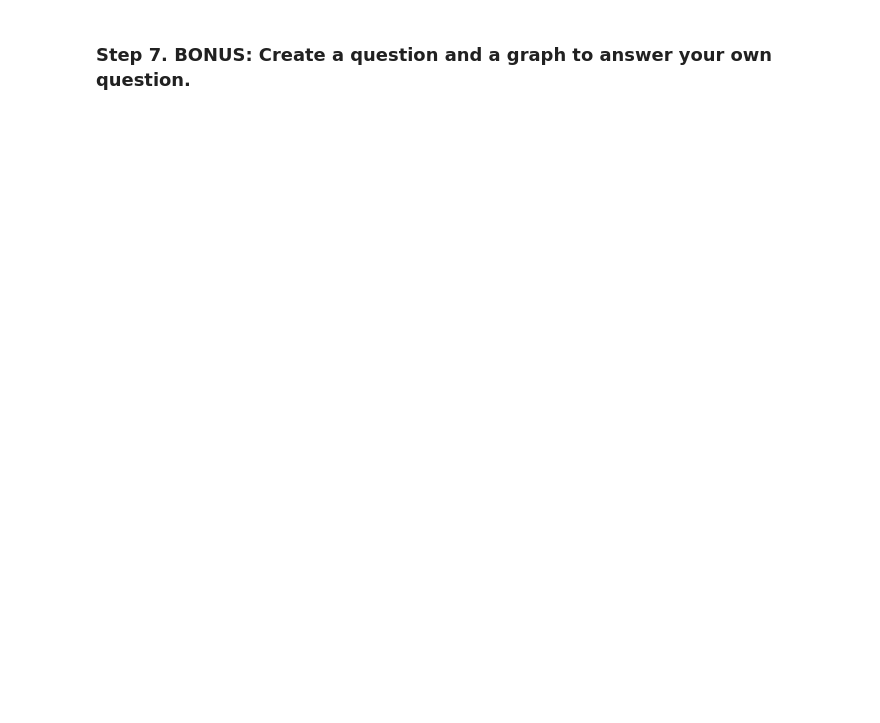
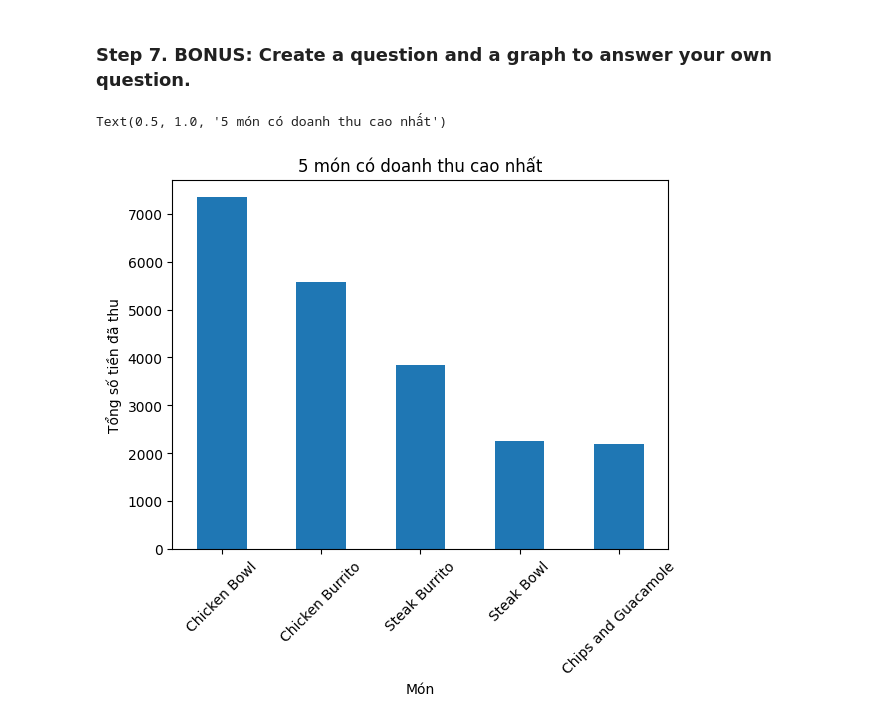
Before and after one commit to TranAnh35/CodeForAI, a Jupyter notebook: 07_Visualization/Chipotle.ipynb, the cells around one changed output. Cells and saved outputs as stored; diff of their text form; code cells hidden in the pictures; blank space fills up the shorter version.

```diff
--- a/07_Visualization/Chipotle.ipynb
+++ b/07_Visualization/Chipotle.ipynb
@@ -26,2 +122,12 @@ from collections import Counter
 # %% [markdown]
 ### Step 7. BONUS: Create a question and a graph to answer your own question.
+# %%
+test = chipo.groupby('item_name').item_price.sum().sort_values(ascending = False)[0:5]
+test.plot.bar()
+plt.ylabel('Tổng số tiền đã thu')
+plt.xlabel('Món')
+plt.xticks(rotation=45)
+plt.title('5 món có doanh thu cao nhất')
+# %% [output]
+Text(0.5, 1.0, '5 món có doanh thu cao nhất')
+[figure, added]
```
Also changed, not shown: parts of 8 cells of this notebook, 3 other files.
